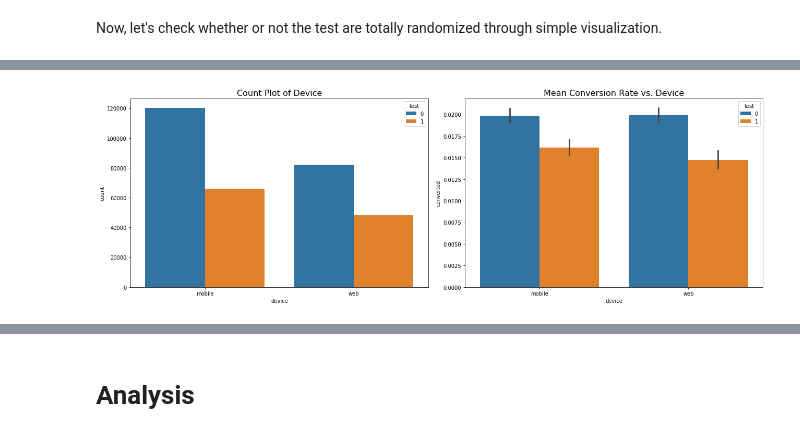
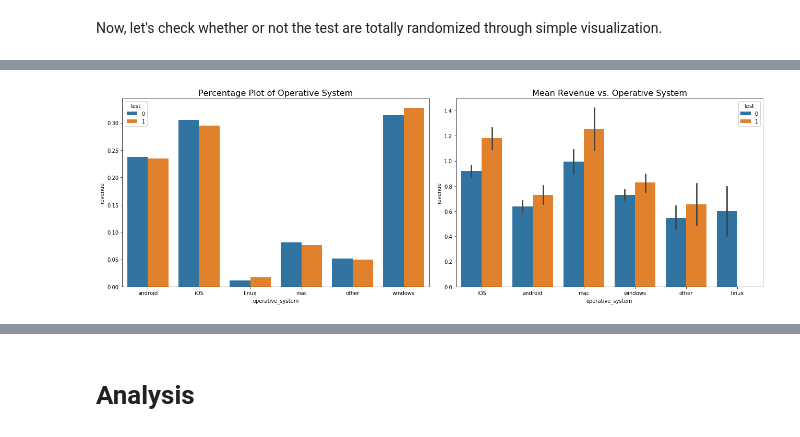
Before and after one commit to JifuZhao/DS-Take-Home, a Jupyter notebook: 06. Pricing Test.ipynb, the cells around one changed output, grey strips where cells are left out. Saved outputs shown, nothing was run; the diff lists cells and outputs as text; code cells hidden in the pictures.

```diff
--- a/06. Pricing Test.ipynb
+++ b/06. Pricing Test.ipynb
@@ -118 +121,4 @@ Fortunately, they are only a very small portion of the whole dataset. The first
 data = data[((data['test']==0) & (data['price']==39)) | ((data['test']==1) & (data['price']==59))]
+# %%
+# create new column called `revenue`
+data['revenue'] = data['converted'] * data['price']
@@ -153,14 +170,16 @@ plt.show()
 # %%
-# Visualization of device
-grouped = data[['device', 'test', 'converted']].groupby(['device', 'test']).mean().reset_index()
+# Visualization of operative system
+count = data[['operative_system', 'test', 'revenue']].groupby(['operative_system', 'test']).count().reset_index()
+count.loc[count['test'] == 1, 'revenue'] = count.loc[count['test'] == 1, 'revenue'] / 113918
+count.loc[count['test'] == 0, 'revenue'] = count.loc[count['test'] == 0, 'revenue'] / 202517
 
 fig, ax = plt.subplots(nrows=1, ncols=2, figsize=(18, 6))
-sns.countplot(x='device', hue='test', data=data, ax=ax[0])
-ax[0].set_title('Count Plot of Device', fontsize=16)
+sns.barplot(x='operative_system', y='revenue', hue='test', data=count, ax=ax[0])
+ax[0].set_title('Percentage Plot of Operative System', fontsize=16)
 
-sns.barplot(x='device', y='converted', hue='test', data=data, ax=ax[1])
-ax[1].set_title('Mean Conversion Rate vs. Device', fontsize=16)
+sns.barplot(x='operative_system', y='revenue', hue='test', data=data, ax=ax[1])
+ax[1].set_title('Mean Revenue vs. Operative System', fontsize=16)
 plt.tight_layout()
 plt.show()
 # %% [output]
-[figure, old version]
+[figure, new version]
```
Also changed, not shown: parts of 10 cells of this notebook, 1 other file.
